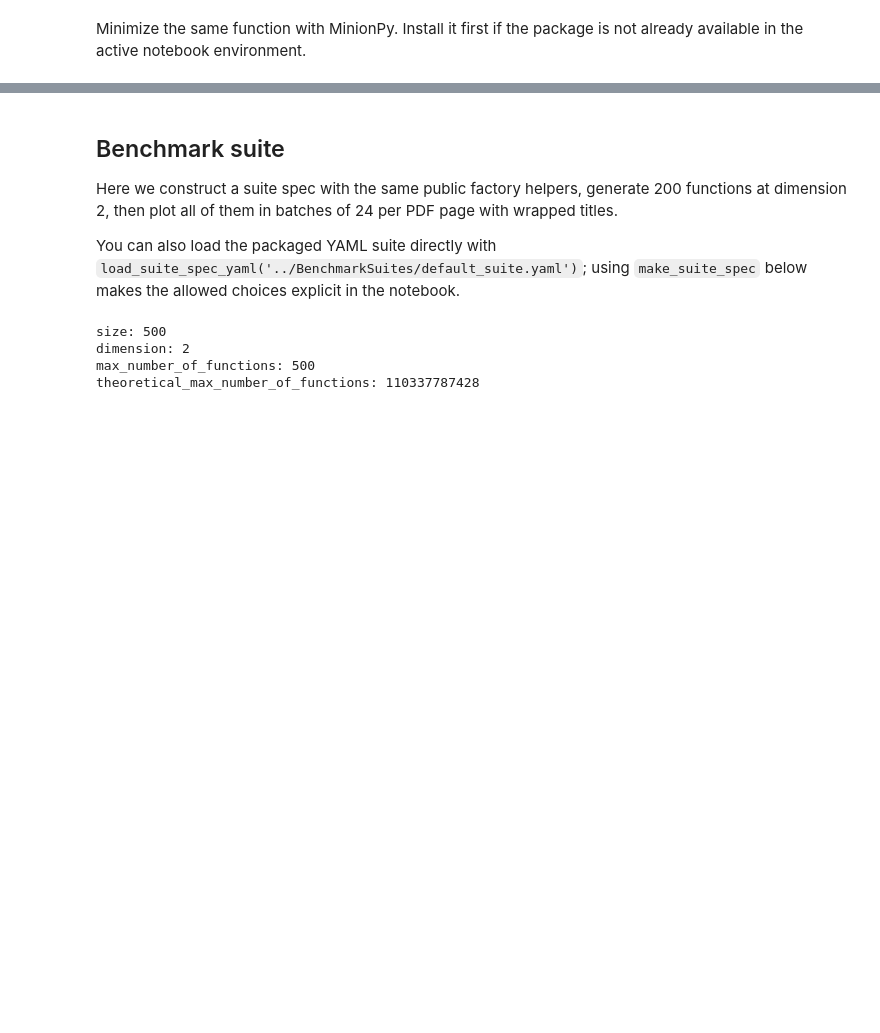
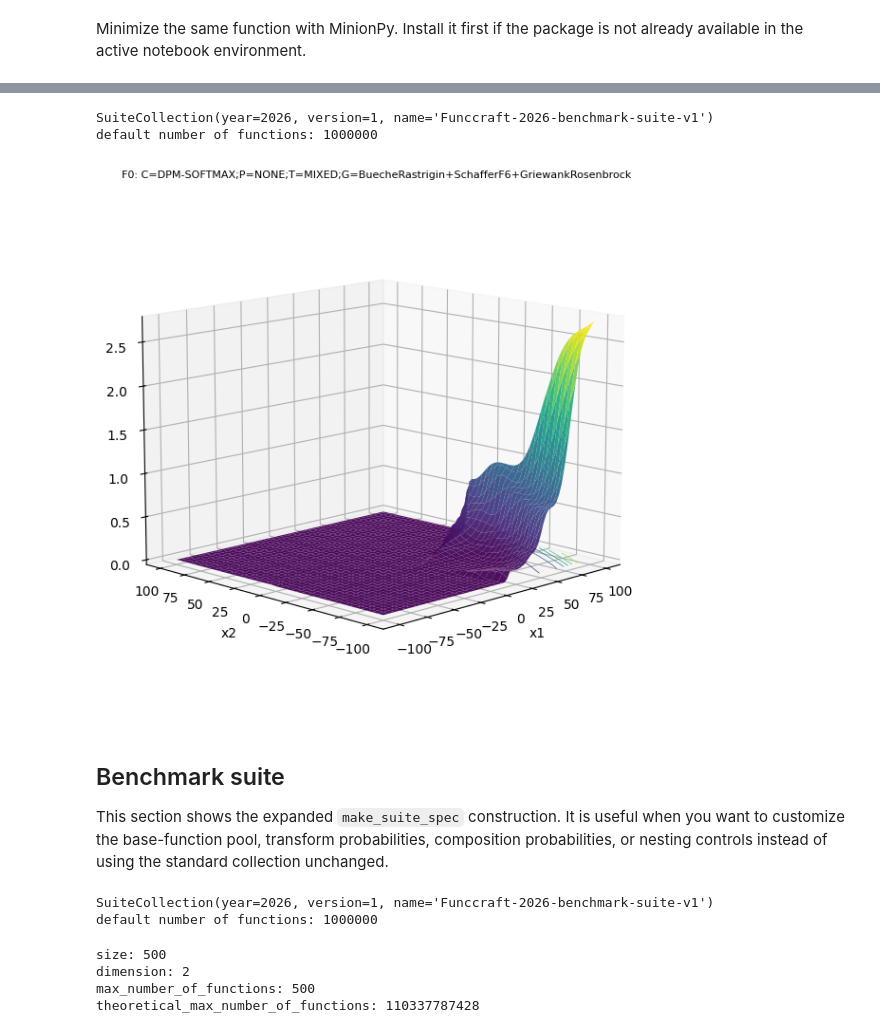
Before and after one commit to khoirulmuzakka/FuncCraft, a Jupyter notebook: examples/Create_functions.ipynb, the cells around one changed output, grey strips where cells are left out. Saved outputs shown, nothing was run; the diff lists cells and outputs as text; code cells hidden in the pictures; blank space fills up the shorter version.

```diff
--- a/examples/Create_functions.ipynb
+++ b/examples/Create_functions.ipynb
@@ -309,18 +320,55 @@ print('after :', reloaded_f(check_points))
+# %%
+collection = suite_collection(2026, 1)
+print(collection)
+print('default number of functions:', collection.number_of_functions())
+
+# Direct collection usage. This is the shortest path for the standard suite.
+collection_suite = collection.benchmark_suite(dimension=2)
+
+# Alternative: get the SuiteSpec first, inspect it, then build the suite.
+# collection_spec = collection.spec()
+# collection_suite = BenchmarkSuite(collection_spec, 2)
+
+function = collection_suite.function(500000)
+domain = function.domain
+grid_x = np.linspace(domain.lower_bound[0], domain.upper_bound[0], 80)
+grid_y = np.linspace(domain.lower_bound[1], domain.upper_bound[1], 80)
+xx, yy = np.meshgrid(grid_x, grid_y)
+grid_points = [[float(x), float(y)] for x, y in zip(xx.ravel(), yy.ravel())]
+values = np.asarray(function(grid_points), dtype=float).reshape(xx.shape)
+plot_values = values
+
+fig = plt.figure(figsize=(8, 6))
+ax = fig.add_subplot(111, projection='3d')
+ax.plot_surface(xx, yy, plot_values, cmap='viridis', linewidth=0.0, antialiased=True, alpha=0.95)
+ax.contour(xx, yy, plot_values, zdir='z', offset=float(np.nanpercentile(plot_values, 5)), cmap='viridis', linewidths=0.5)
+ax.set_title(f'F0: {function.spec.label}', fontsize=8)
+ax.set_xlabel('x1')
+ax.set_ylabel('x2')
+ax.set_zlabel('log10(f - min + eps)')
+ax.view_init(elev=12, azim=-135)
+plt.tight_layout()
+plt.show()
+# %% [output]
+SuiteCollection(year=2026, version=1, name='Funccraft-2026-benchmark-suite-v1')
+default number of functions: 1000000
+[figure, added]
 # %% [markdown]
 ## Benchmark suite
 
-Here we construct a suite spec with the same public factory helpers, generate
-200 functions at dimension 2, then plot all of them in batches of 24 per PDF
-page with wrapped titles.
-
-You can also load the packaged YAML suite directly with
-`load_suite_spec_yaml('../BenchmarkSuites/default_suite.yaml')`; using
-`make_suite_spec` below makes the allowed choices explicit in the notebook.
+This section shows the expanded `make_suite_spec` construction. It is useful
+when you want to customize the base-function pool, transform probabilities,
+composition probabilities, or nesting controls instead of using the standard
+collection unchanged.
 # %%
 suite_spec = make_suite_spec(
     supported_dimensions='2',
     requested_number_of_functions=200,
+    min_components=2,
     max_components=4,
+    # 0 means primitive-only components; 1 allows one nested composed level.
+    max_nested_composition_depth=1,
+    nested_probability=0.05,
     master_seed=1,
     lower_bound=-100.0,
     upper_bound=100.0,
@@ -349,12 +397,6 @@ suite_spec = make_suite_spec(
     ],
 )
 
-# Alternatively, import the packaged suite spec from YAML:
-suite_spec = load_suite_spec_yaml(str(Path('..') / 'BenchmarkSuites' / 'default_suite.yaml'))
-suite_spec.supported_dimensions = '2'
-suite_spec.requested_number_of_functions = 500
-# A plain dict view is useful for inspection in notebooks.
-spec_to_dict(suite_spec)
 
 def wrap_title(idx, label):
     fields = {}
@@ -384,6 +426,9 @@ def wrap_title(idx, label):
             lines.append('G=' + '+'.join(terms[:best_split]))
             lines.append('+'.join(terms[best_split:]))
     return '\n'.join(lines)
+# %% [output]
+SuiteCollection(year=2026, version=1, name='Funccraft-2026-benchmark-suite-v1')
+default number of functions: 1000000
 # %%
 suite = BenchmarkSuite(suite_spec, 2)
 print('size:', suite.size)
```
Also changed, not shown: parts of 15 cells of this notebook, 35 other files.
